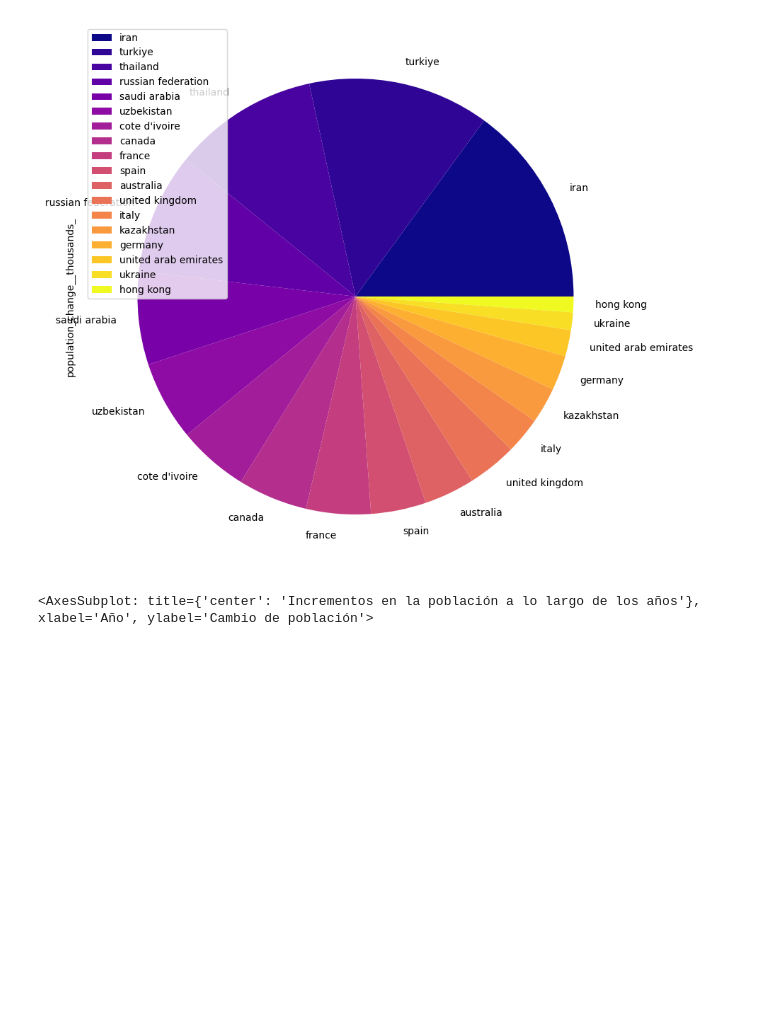
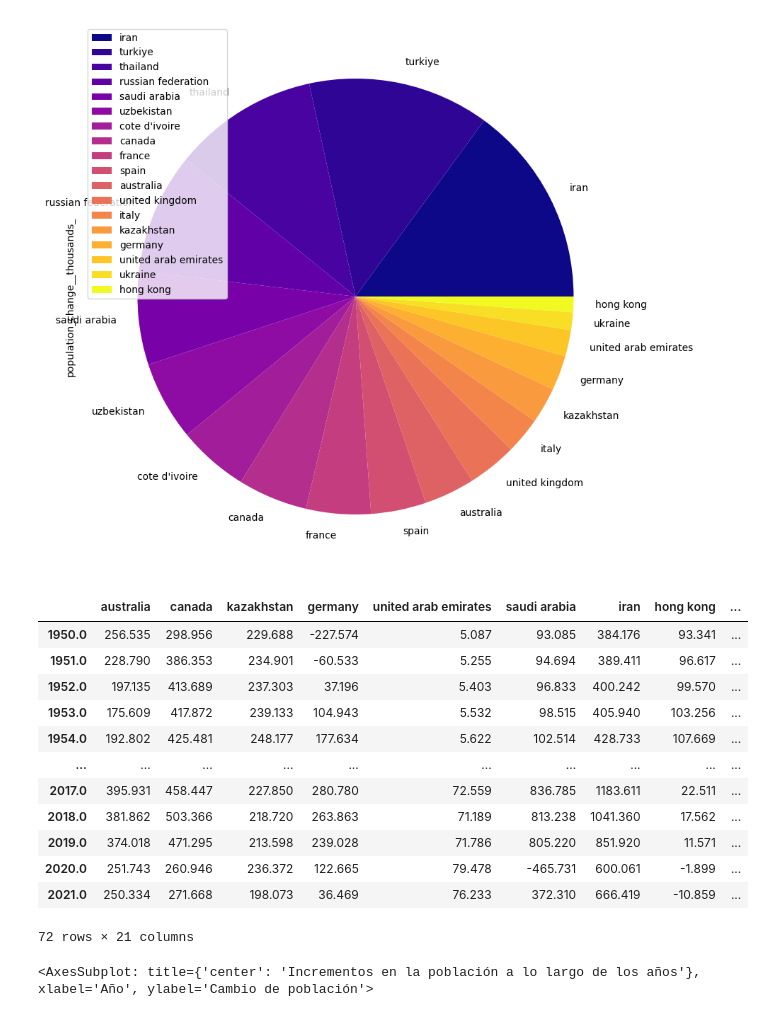
Before and after one commit to akumoth/flujos_migratorios, a Jupyter notebook: notebook/world_population_prospectss.ipynb, the cells around one changed output. Drawn from its saved outputs; the diff is of its cells as text; code cells hidden in the pictures; blank space fills up the shorter version.

```diff
--- a/notebook/world_population_prospectss.ipynb
+++ b/notebook/world_population_prospectss.ipynb
@@ -354,6 +322,22 @@ total_popul_df = (
 total_popul_df2 = pd.DataFrame(index=total_popul_df.year.unique(),columns=total_popul_df['region'].unique().tolist())
 for i in total_popul_df2.columns:
     total_popul_df2[i] = total_popul_df[total_popul_df['region'] == i].set_index('year')['population_change__thousands_']
+# %%
+total_popul_df2
+# %% [output]
+|  | australia | canada | kazakhstan | germany | united arab emirates | saudi arabia | iran | hong kong | ... |
+| 1950.0 | 256.535 | 298.956 | 229.688 | -227.574 | 5.087 | 93.085 | 384.176 | 93.341 | ... |
+| 1951.0 | 228.790 | 386.353 | 234.901 | -60.533 | 5.255 | 94.694 | 389.411 | 96.617 | ... |
+| 1952.0 | 197.135 | 413.689 | 237.303 | 37.196 | 5.403 | 96.833 | 400.242 | 99.570 | ... |
+| 1953.0 | 175.609 | 417.872 | 239.133 | 104.943 | 5.532 | 98.515 | 405.940 | 103.256 | ... |
+| 1954.0 | 192.802 | 425.481 | 248.177 | 177.634 | 5.622 | 102.514 | 428.733 | 107.669 | ... |
+| ... | ... | ... | ... | ... | ... | ... | ... | ... | ... |
+| 2017.0 | 395.931 | 458.447 | 227.850 | 280.780 | 72.559 | 836.785 | 1183.611 | 22.511 | ... |
+| 2018.0 | 381.862 | 503.366 | 218.720 | 263.863 | 71.189 | 813.238 | 1041.360 | 17.562 | ... |
+| 2019.0 | 374.018 | 471.295 | 213.598 | 239.028 | 71.786 | 805.220 | 851.920 | 11.571 | ... |
+| 2020.0 | 251.743 | 260.946 | 236.372 | 122.665 | 79.478 | -465.731 | 600.061 | -1.899 | ... |
+| 2021.0 | 250.334 | 271.668 | 198.073 | 36.469 | 76.233 | 372.310 | 666.419 | -10.859 | ... |
+72 rows × 21 columns
 # %%
 total_popul_df2.plot.line(title='Incrementos en la población a lo largo de los años',figsize=(12,8),ylabel='Cambio de población',xlabel='Año',colormap='jet')
 # %% [output]
```
Also changed, not shown: parts of 2 cells of this notebook, 25 other files.
